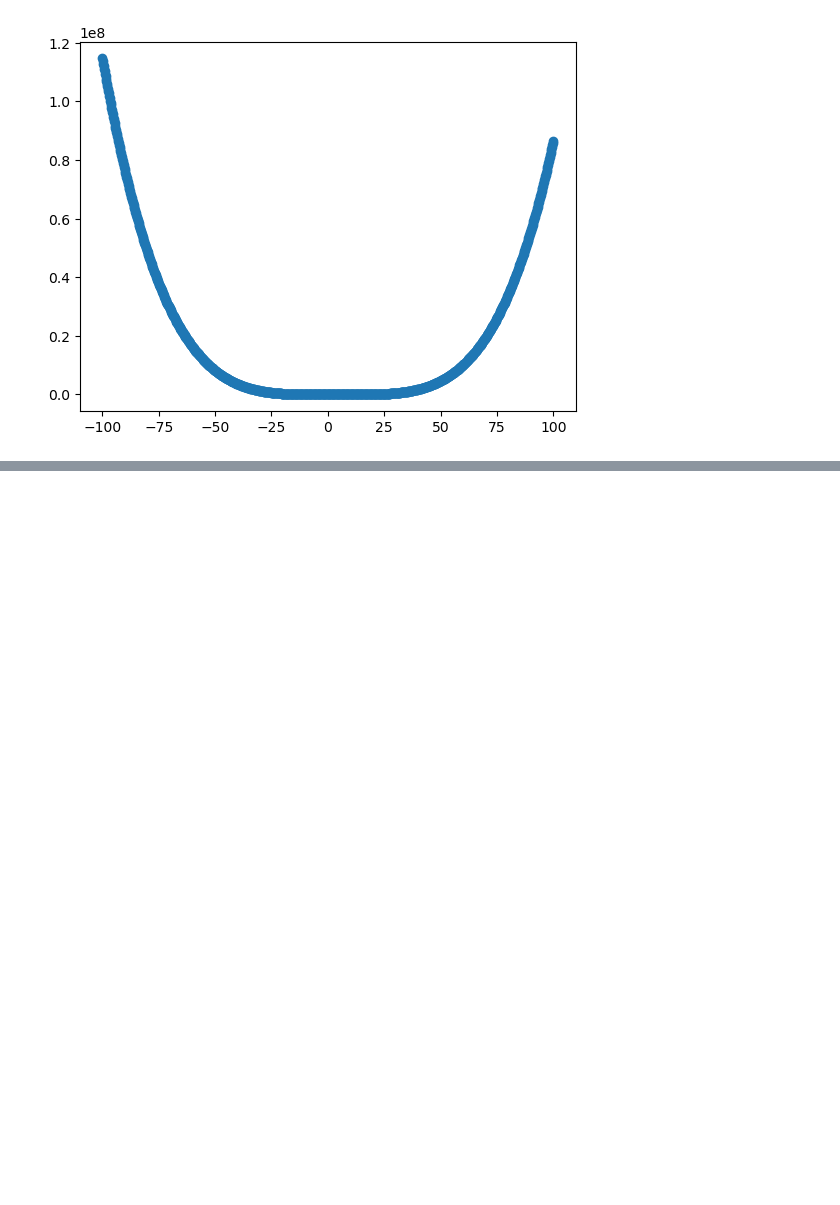
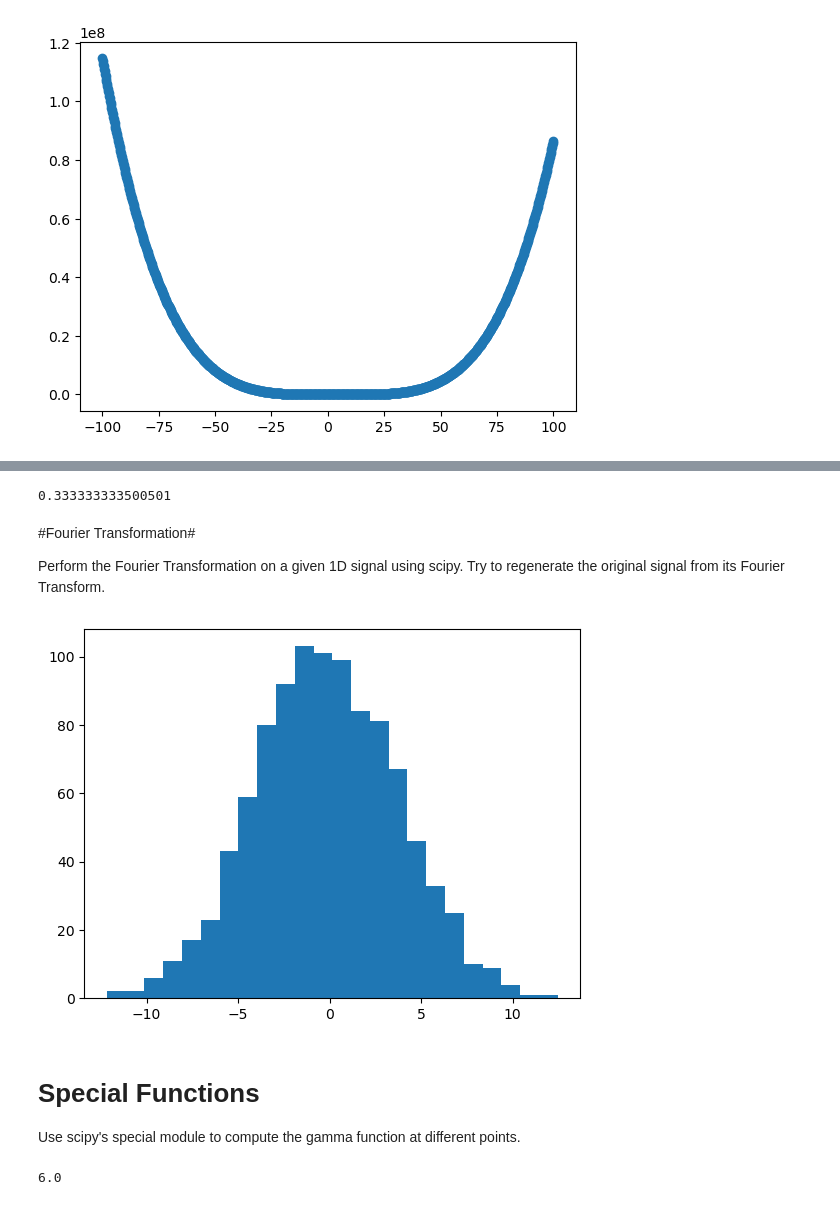
Before and after one commit to benzo-benzo/interviews_preparation, a Jupyter notebook: check25.ipynb, the cells around one changed output, grey strips where cells are left out. Drawn from its saved outputs; the diff is of its cells as text; code cells hidden in the pictures; blank space fills up the shorter version.

```diff
--- a/check25.ipynb
+++ b/check25.ipynb
@@ -233,0 +263,33 @@ axis = plt.scatter(x,y)
+# %%
+from scipy import integrate
+
+def f(x):
+    return x**2
+
+x = np.linspace(0,1,1000)
+
+integrate.simpson(f(x),x)
+# %% [output]
+0.333333333500501
+# %% [markdown]
+#Fourier Transformation#
+
+Perform the Fourier Transformation on a given 1D signal using scipy. Try to regenerate the original signal from its Fourier Transform.
+# %%
+from scipy.fft import fft, ifft
+x = [random.gauss(mu = 0, sigma = 4) for _ in range(1,1000)]
+y = fft(x)
+# %%
+plt.hist(x, bins = "auto")
+plt.show()
+# %% [output]
+[figure, added]
+# %% [markdown]
+# Special Functions #
+
+Use scipy's special module to compute the gamma function at different points.
+# %%
+from scipy import special
+special.gamma(4)
+# %% [output]
+6.0
```
Also changed, not shown: parts of 23 cells of this notebook.
